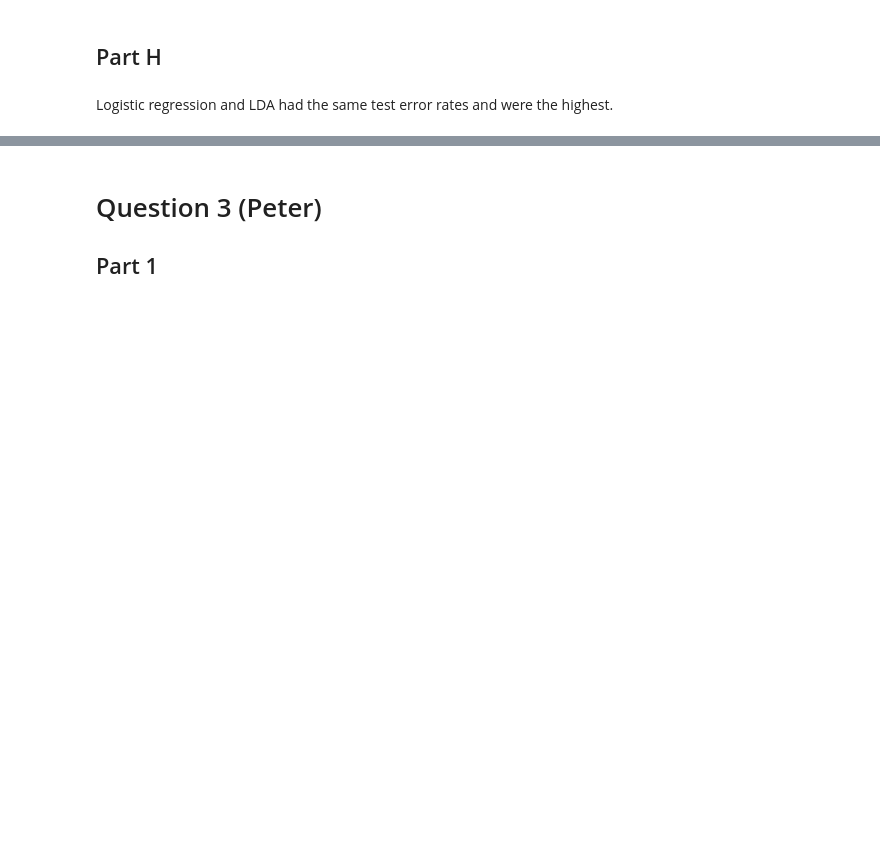
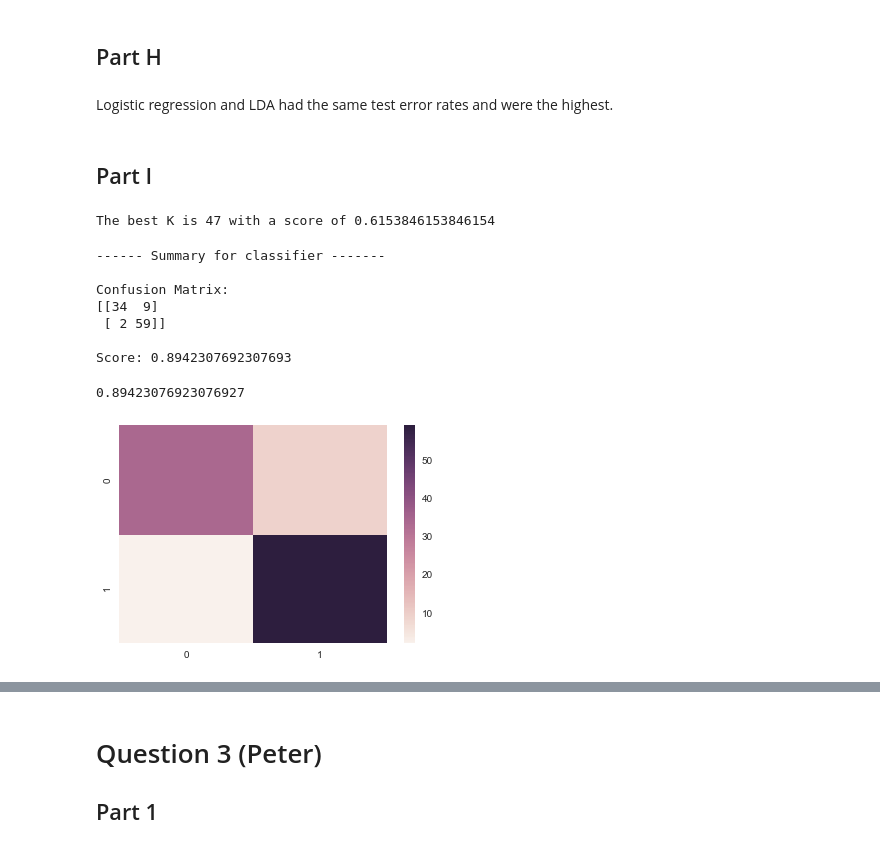
Before and after one commit to irfanhasan/EE379K, a Jupyter notebook: Lab5/Lab5.ipynb, the cells around one changed output, grey strips where cells are left out. Saved outputs shown, nothing was run; the diff lists cells and outputs as text; code cells hidden in the pictures; blank space fills up the shorter version.

```diff
--- a/Lab5/Lab5.ipynb
+++ b/Lab5/Lab5.ipynb
@@ -319,3 +325,33 @@ Score: 0.490384615385
 ## Part H
 # %% [markdown]
 Logistic regression and LDA had the same test error rates and were the highest.
+# %% [markdown]
+## Part I
+# %%
+ks = [1, 3, 5,7, 9, 13, 15, 23, 35, 37, 41, 47, 45, 43, 49, 51, 53, 55, 65, 75, 85, 109 ]
+scores = []
+for k in ks:
+    scores.append(trainAndTestClassifier(KNeighborsClassifier(n_neighbors=k),X_train,y_train,X_test,y_true))
+best_k = ks[np.argmax(scores)]
+best_score = scores[np.argmax(scores)]
+print ('The best K is {} with a score of {}'.format(best_k, best_score))
+# %% [output]
+The best K is 47 with a score of 0.6153846153846154
+# %%
+#trying all features
+X_train = np.array(train[['Lag1','Lag2','Lag3', 'Lag4', 'Lag5', 'Volume','Year','Today']])
+X_test = np.array(test[['Lag1','Lag2','Lag3', 'Lag4', 'Lag5', 'Volume','Year','Today']])
+y_train = np.array(train.Direction)
+y_true= np.array(test.Direction)
+# %%
+trainAndTestClassifier(KNeighborsClassifier(n_neighbors=47),X_train,y_train,X_test,y_true, summary=True)
+# %% [output]
+------ Summary for classifier -------
+
+Confusion Matrix:
+[[34  9]
+ [ 2 59]]
+
+Score: 0.8942307692307693
+0.89423076923076927
+[figure, added]
```
Also changed, not shown: parts of 11 cells of this notebook.
